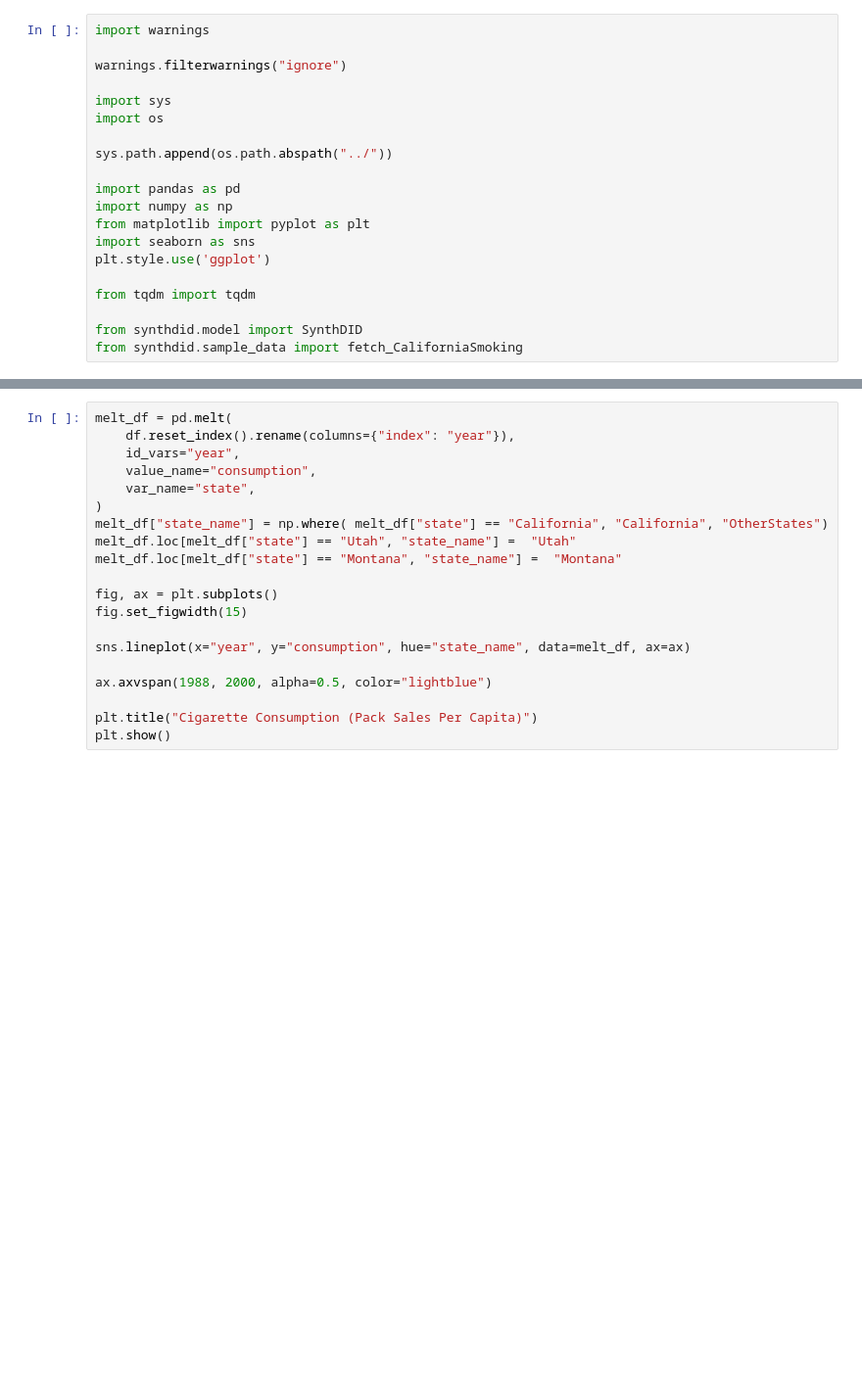
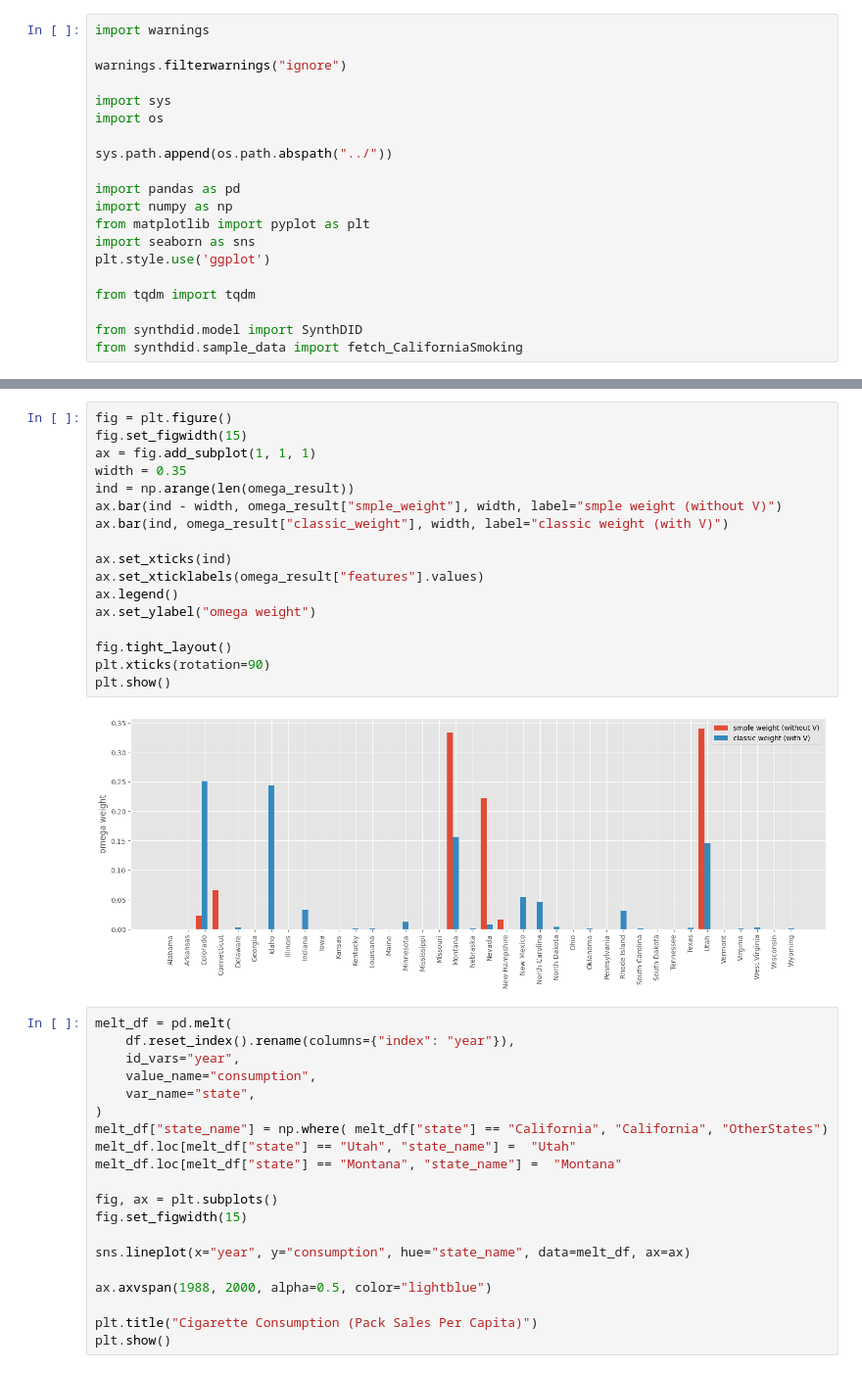
Before and after one commit to MasaAsami/pysynthdid, a Jupyter notebook: notebook/ClassicSCM.ipynb, the cells around one changed output, grey strips where cells are left out. Shown at 98% size. Drawn from its saved outputs; the diff is of its cells as text; blank space fills up the shorter version.

```diff
--- a/notebook/ClassicSCM.ipynb
+++ b/notebook/ClassicSCM.ipynb
@@ -50,3 +55,22 @@ hat_omega_sc.query("sc_weight >0").sort_values(
+# %%
+fig = plt.figure()
+fig.set_figwidth(15)
+ax = fig.add_subplot(1, 1, 1)
+width = 0.35
+ind = np.arange(len(omega_result))
+ax.bar(ind - width, omega_result["smple_weight"], width, label="smple weight (without V)")
+ax.bar(ind, omega_result["classic_weight"], width, label="classic weight (with V)")
+
+ax.set_xticks(ind)
+ax.set_xticklabels(omega_result["features"].values)
+ax.legend()
+ax.set_ylabel("omega weight")
+
+fig.tight_layout()
+plt.xticks(rotation=90)
+plt.show()
+# %% [output]
+[figure, added]
 # %%
 melt_df = pd.melt(
     df.reset_index().rename(columns={"index": "year"}),
```
Also changed, not shown: parts of 19 cells of this notebook, 2 other files.
